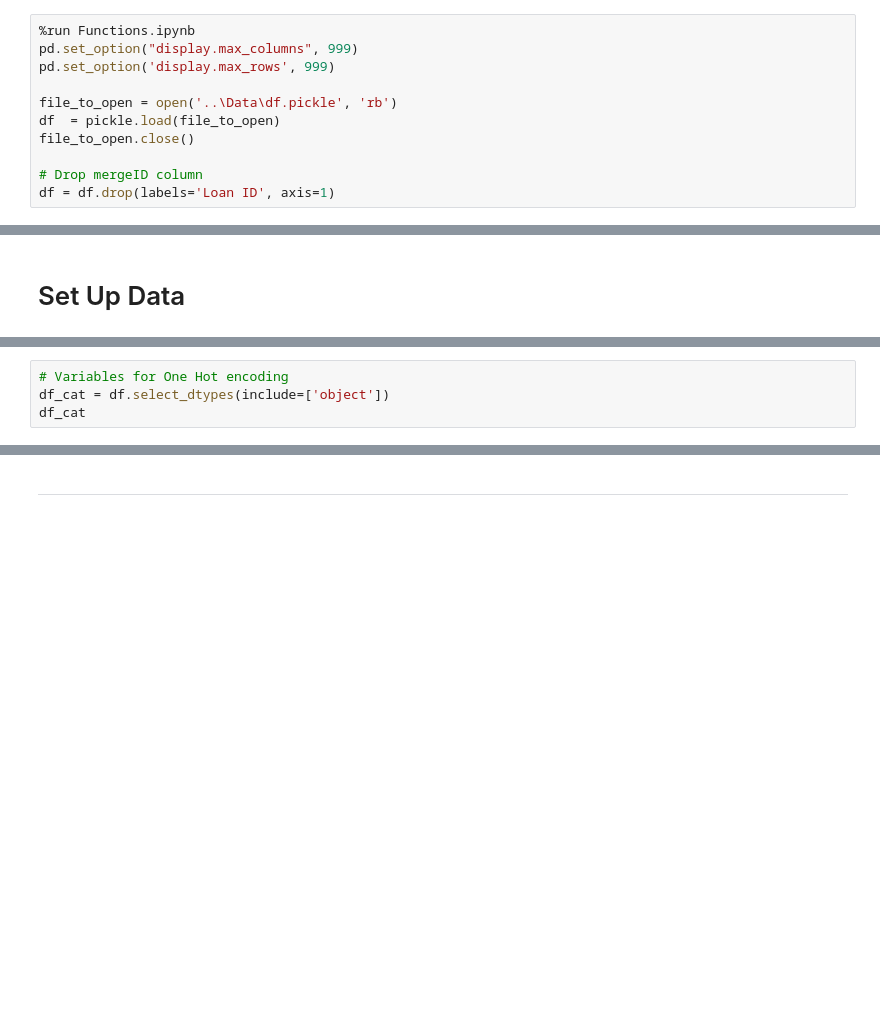
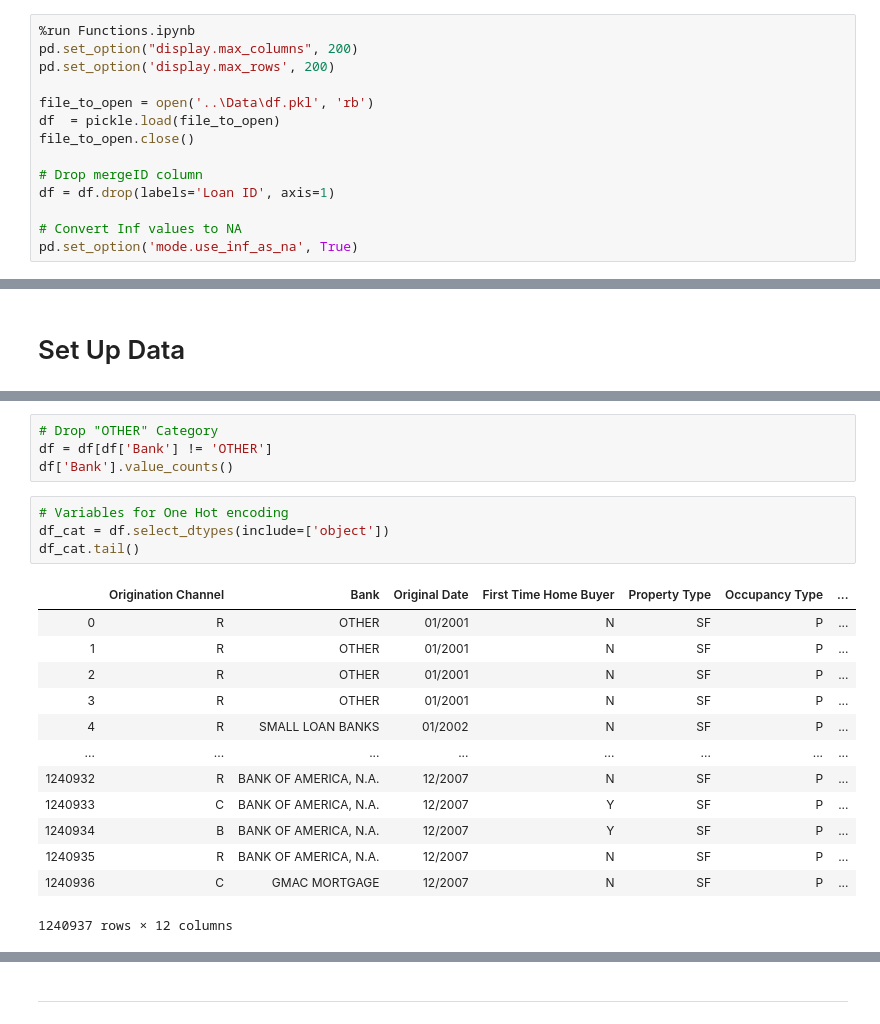
Before and after one commit to Siebelm/Home, a Jupyter notebook: Fannie_Mae/Scripts/Model_Selection.ipynb, the cells around one changed output, grey strips where cells are left out. Cells and saved outputs as stored; diff of their text form; blank space fills up the shorter version.

```diff
--- a/Fannie_Mae/Scripts/Model_Selection.ipynb
+++ b/Fannie_Mae/Scripts/Model_Selection.ipynb
@@ -19,12 +19,15 @@
 # Load Functions
 # %%
 %run Functions.ipynb
-pd.set_option("display.max_columns", 999)
-pd.set_option('display.max_rows', 999)
+pd.set_option("display.max_columns", 200)
+pd.set_option('display.max_rows', 200)
 
-file_to_open = open('..\Data\df.pickle', 'rb')
+file_to_open = open('..\Data\df.pkl', 'rb')
 df  = pickle.load(file_to_open)
 file_to_open.close()
 
 # Drop mergeID column
 df = df.drop(labels='Loan ID', axis=1)
+
+# Convert Inf values to NA
+pd.set_option('mode.use_inf_as_na', True)
@@ -43,6 +77,24 @@ df['Bank'].value_counts()
+# %%
+# Drop "OTHER" Category
+df = df[df['Bank'] != 'OTHER']
+df['Bank'].value_counts()
 # %%
 # Variables for One Hot encoding
 df_cat = df.select_dtypes(include=['object'])
-df_cat
+df_cat.tail()
+# %% [output]
+|  | Origination Channel | Bank | Original Date | First Time Home Buyer | Property Type | Occupancy Type | ... |
+| 0 | R | OTHER | 01/2001 | N | SF | P | ... |
+| 1 | R | OTHER | 01/2001 | N | SF | P | ... |
+| 2 | R | OTHER | 01/2001 | N | SF | P | ... |
+| 3 | R | OTHER | 01/2001 | N | SF | P | ... |
+| 4 | R | SMALL LOAN BANKS | 01/2002 | N | SF | P | ... |
+| ... | ... | ... | ... | ... | ... | ... | ... |
+| 1240932 | R | BANK OF AMERICA, N.A. | 12/2007 | N | SF | P | ... |
+| 1240933 | C | BANK OF AMERICA, N.A. | 12/2007 | Y | SF | P | ... |
+| 1240934 | B | BANK OF AMERICA, N.A. | 12/2007 | Y | SF | P | ... |
+| 1240935 | R | BANK OF AMERICA, N.A. | 12/2007 | N | SF | P | ... |
+| 1240936 | C | GMAC MORTGAGE | 12/2007 | N | SF | P | ... |
+1240937 rows × 12 columns
 # %%
 # Variables to drop
```
Also changed, not shown: parts of 13 cells of this notebook, 4 other files.
